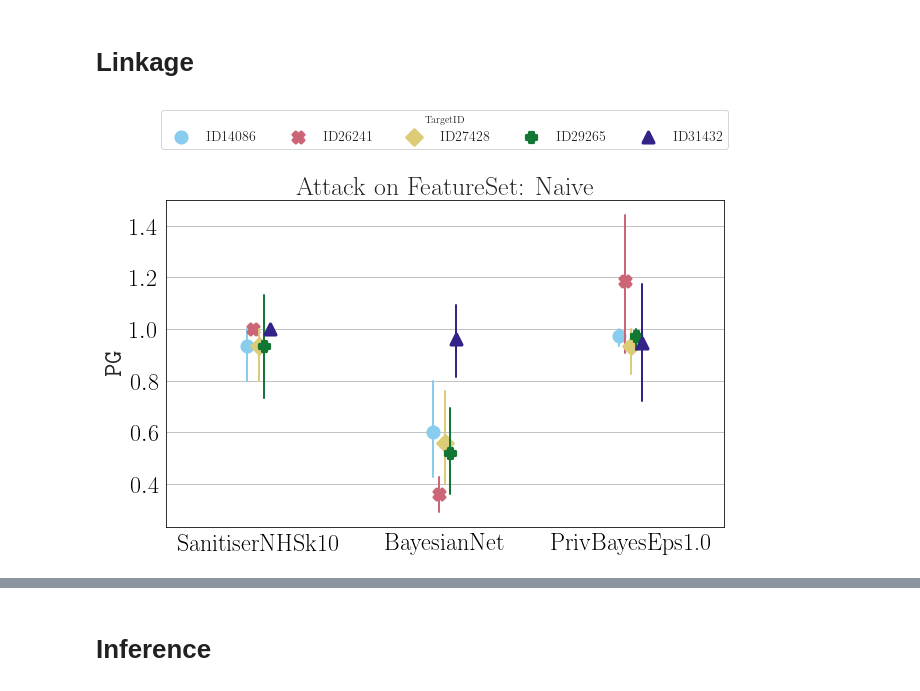
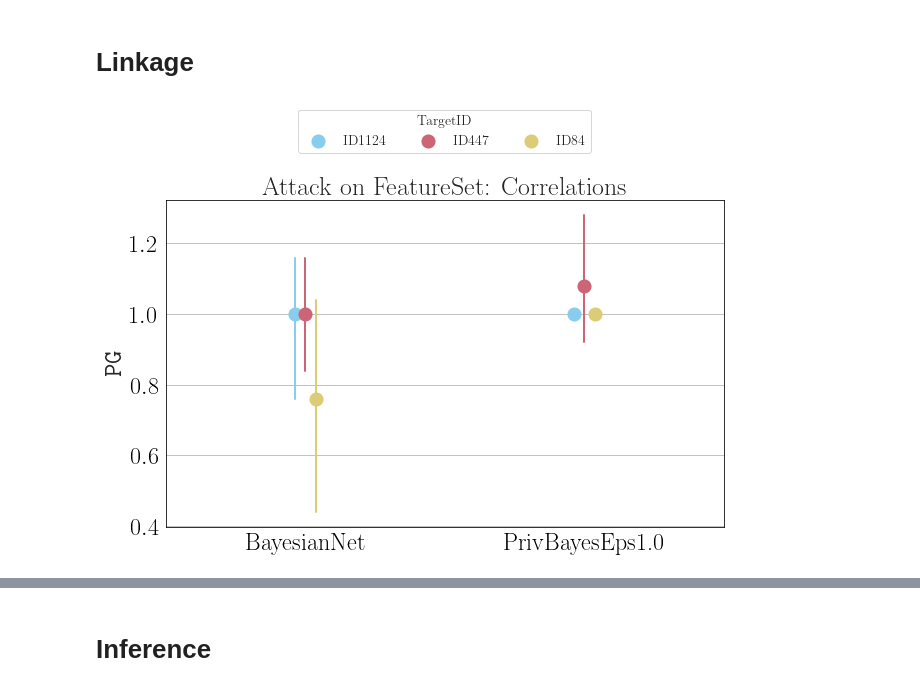
Before and after one commit to beritoksnes/synthetic_data_release, a Jupyter notebook: notebooks/Analyse Results.ipynb, the cells around one changed output, grey strips where cells are left out. Drawn from its saved outputs; the diff is of its cells as text; code cells hidden in the pictures.

```diff
--- a/notebooks/Analyse Results.ipynb
+++ b/notebooks/Analyse Results.ipynb
@@ -19,7 +16,7 @@ from utils.analyse_results import *
 dirname = '../tests/linkage/'
 linkage_gain = load_results_linkage(dirname)
 # %%
-models = ['SanitiserNHSk10', 'BayesianNet', 'PrivBayesEps1.0']
-fig = plt_per_target_pg(linkage_gain, models, resFilter=('FeatureSet', 'Naive'))
+models = ['BayesianNet', 'PrivBayesEps1.0']
+fig = plt_per_target_pg(linkage_gain, models, resFilter=('FeatureSet', 'Correlations'))
 # %% [output]
-[figure, old version]
+[figure, new version]
```
Also changed, not shown: parts of 6 cells of this notebook, 16 other files.
